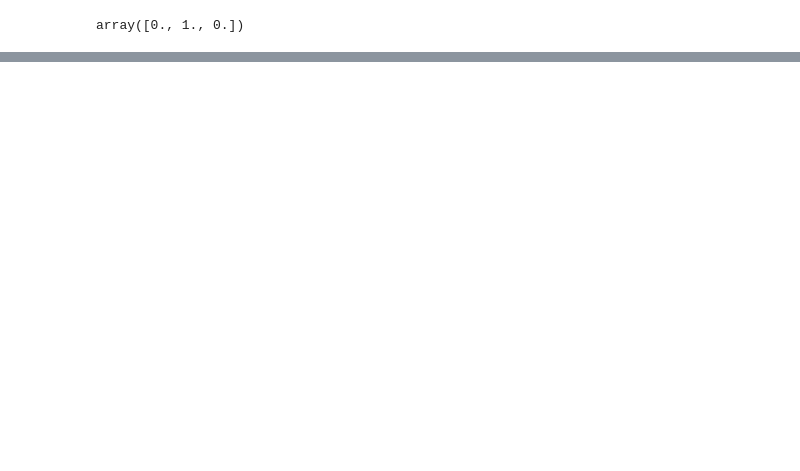
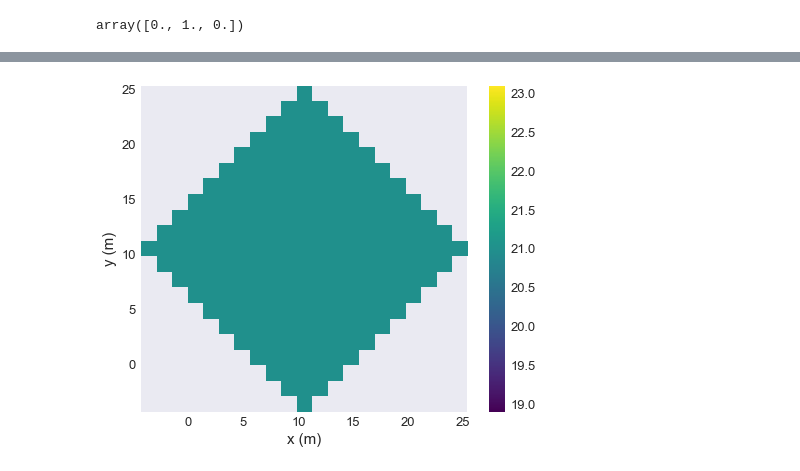
Before and after one commit to ubermag/discretisedfield, a Jupyter notebook: dev/rotations.ipynb, the cells around one changed output, grey strips where cells are left out. Cells and saved outputs as stored; diff of their text form; code cells hidden in the pictures; blank space fills up the shorter version.

```diff
--- a/dev/rotations.ipynb
+++ b/dev/rotations.ipynb
@@ -743,0 +347,4 @@ KeyboardInterrupt:
+# %%
+new_field.integral('z').z.mpl()
+# %% [output]
+[figure, added]
```
Also changed, not shown: parts of 71 cells of this notebook, 4 other files.
